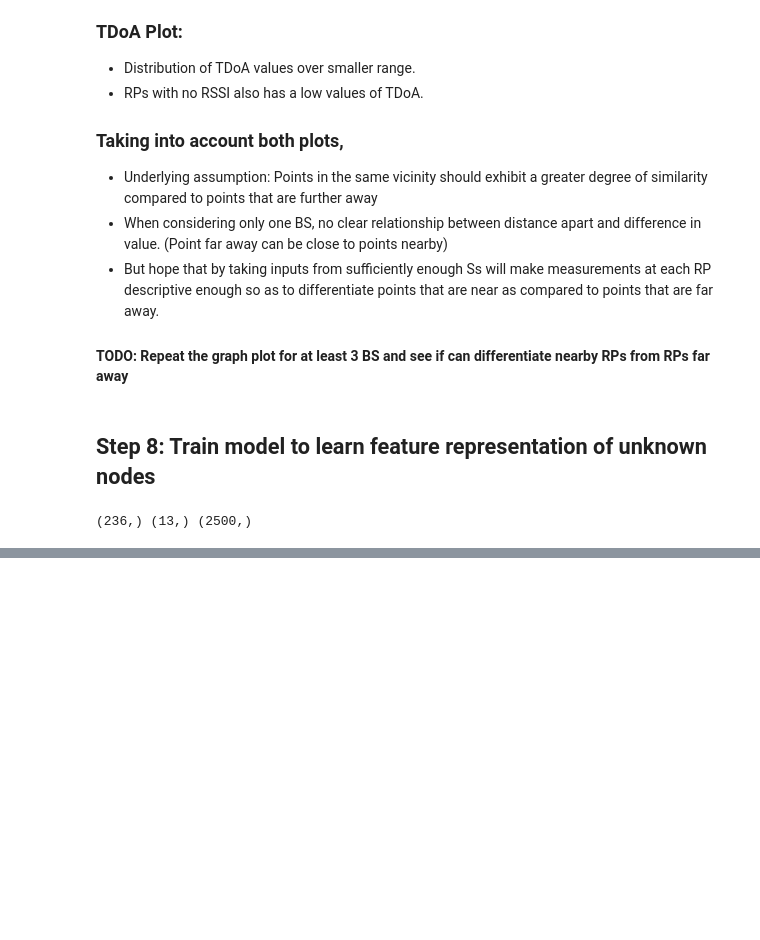
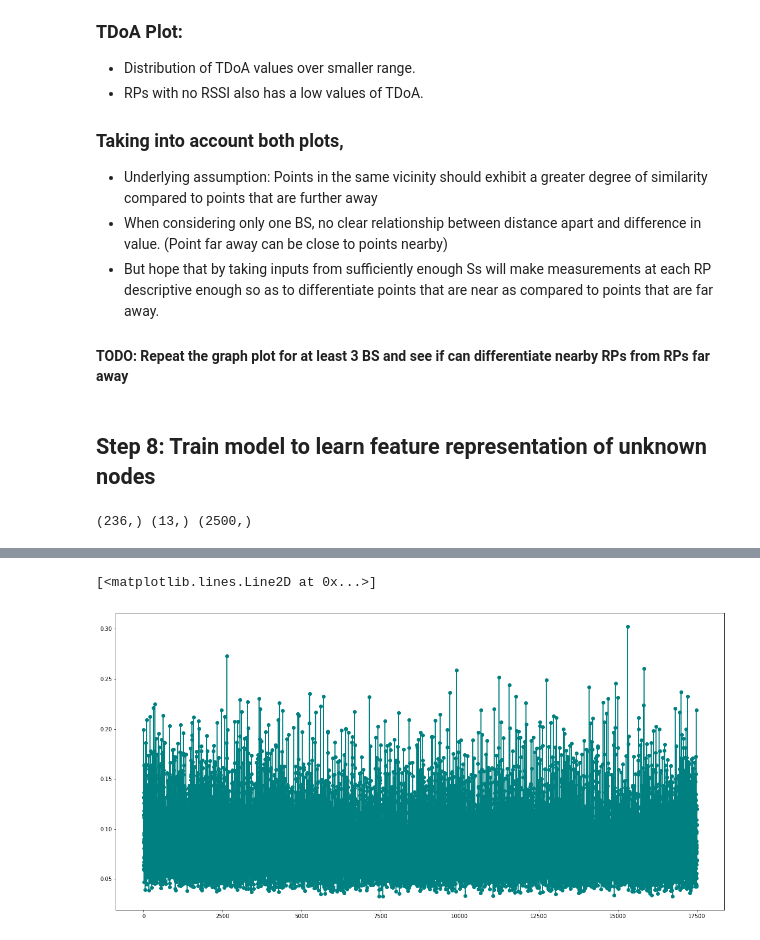
Before and after one commit to jinyangp/dso_localisation, a Jupyter notebook: data_augmentation/augmentation_graphsage.ipynb, the cells around one changed output, grey strips where cells are left out. Drawn from its saved outputs; the diff is of its cells as text; code cells hidden in the pictures; blank space fills up the shorter version.

```diff
--- a/data_augmentation/augmentation_graphsage.ipynb
+++ b/data_augmentation/augmentation_graphsage.ipynb
@@ -2491,0 +2627,11 @@ plt.plot(iters, train_loss, marker='o', color = 'teal')
+# %%
+train_mrr_arr = []
+
+for mrr in results['train_mrr']:
+    train_mrr_arr.append(mrr.numpy())
+train_iters = [_ for _ in range(len(train_mrr_arr))]
+
+plt.plot(train_iters, train_mrr_arr, marker='o', color = 'teal')
+# %% [output]
+[<matplotlib.lines.Line2D at 0x...>]
+[figure, added]
```
Also changed, not shown: parts of 24 cells of this notebook.
